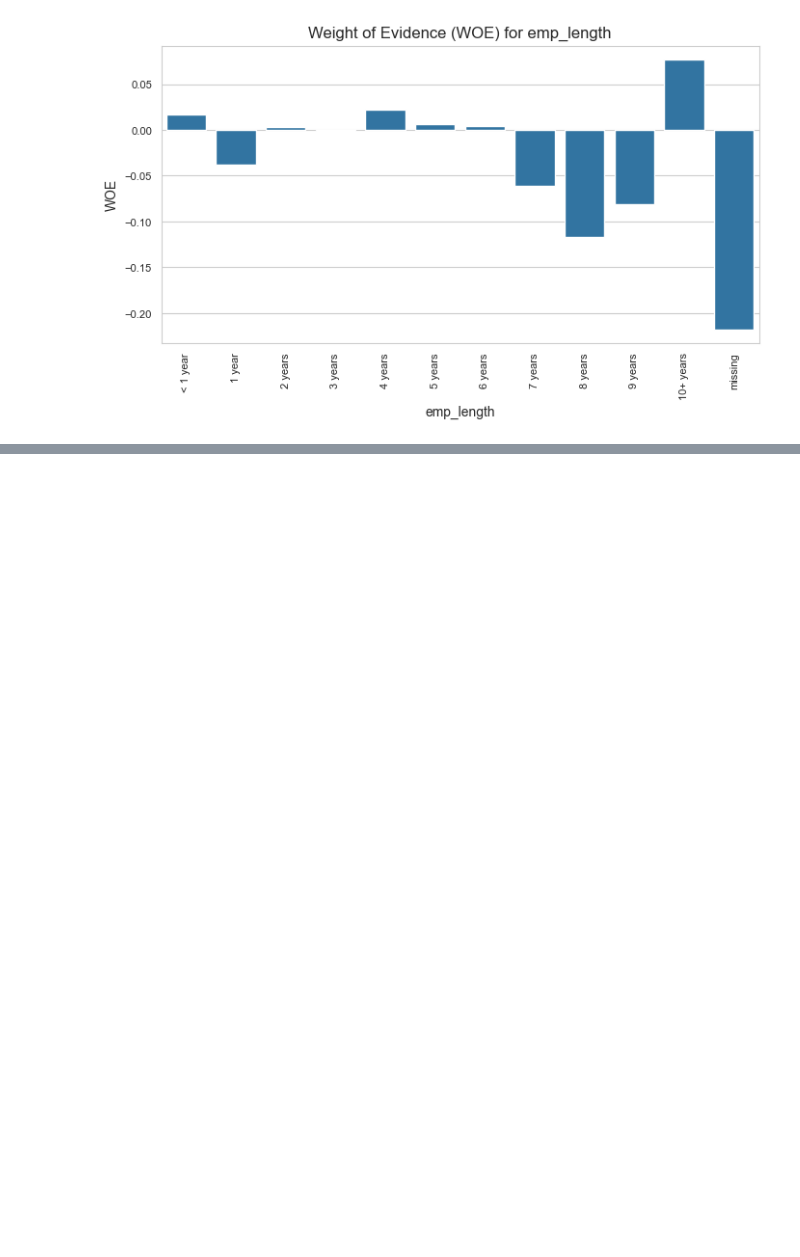
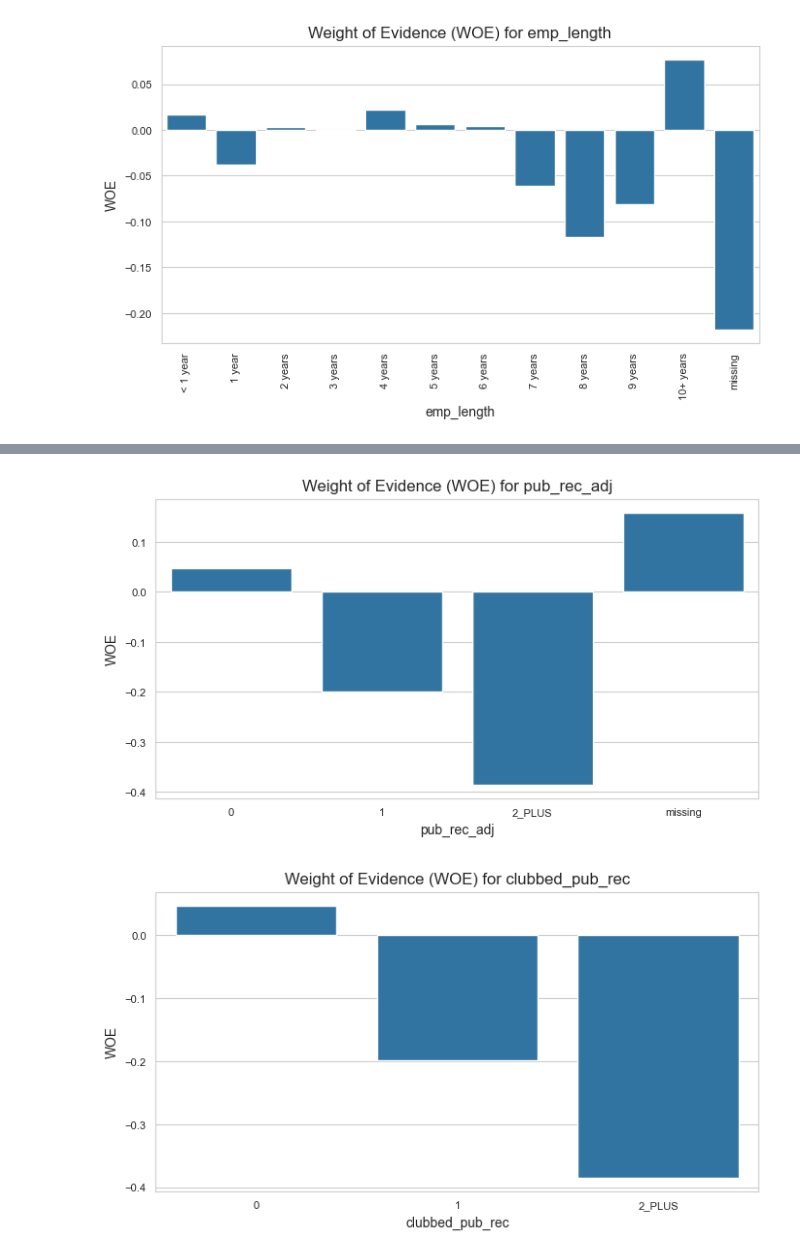
Before and after one commit to dipanshusharma2001/irb_retail_pd_sas_vs_python, a Jupyter notebook: notebooks/02_feature_engineering_binning_woe.ipynb, the cells around one changed output, grey strips where cells are left out. Saved outputs shown, nothing was run; the diff lists cells and outputs as text; code cells hidden in the pictures; blank space fills up the shorter version.

```diff
--- a/notebooks/02_feature_engineering_binning_woe.ipynb
+++ b/notebooks/02_feature_engineering_binning_woe.ipynb
@@ -109,16 +111,7 @@ for var in categorical_vars:
         rotation_angle = 0
 
     # plotting WOE values
-    fig = plt.figure(figsize=(8, 4))
-    sns.barplot(x=var, y='woe', data=woe)
-    plt.title(f'Weight of Evidence (WOE) for {var}')
-    plt.xlabel(var)
-    plt.ylabel('WOE')
-    plt.xticks(rotation=rotation_angle)
-    # setting font size for x and y ticks
-    plt.xticks(fontsize=8)
-    plt.yticks(fontsize=8)
-    fig.show()
+    fig = WOE_PLOT(woe, x = var, y = 'woe', rotation_angle=rotation_angle)
 
     categorical_var_results[var] = {'woe_summary' : woe, 'woe_plot': fig}
 # %% [output]
@@ -215,0 +249,19 @@ with pd.ExcelWriter(f"{main_dir}/summaries_and_charts/clubbed_woe_categorical_va
+# %%
+# model_df.pub_rec.value_counts(dropna=False)
+model_df["pub_rec_adj"] = np.where(model_df.pub_rec.isna(), "missing",
+                                np.where(model_df.pub_rec == 0, "0",
+                                np.where(model_df.pub_rec == 1, "1", "2_PLUS")))
+
+woe = WOE(model_df, "pub_rec_adj", 'default_flag')
+num_count_var_results["pub_rec_adj"] = {'woe_summary': woe, 'woe_plot' : WOE_PLOT(woe, x = "pub_rec_adj", y = 'woe')}
+
+# combining the missing bucket with 0 public records, same reasoning as delinq_2yrs
+model_df["clubbed_pub_rec"] = np.where(model_df.pub_rec_adj == "missing", "0", model_df.pub_rec_adj)
+clubbed_woe = WOE(model_df, "clubbed_pub_rec", 'default_flag')
+num_count_var_results["clubbed_pub_rec"] = {'woe_summary': clubbed_woe, 'woe_plot' : WOE_PLOT(clubbed_woe, x = "clubbed_pub_rec", y = 'woe')}
+
+model_df["clubbed_pub_rec_woe"] = model_df["clubbed_pub_rec"].map(clubbed_woe.set_index("clubbed_pub_rec").to_dict()['woe'])
+model_df["clubbed_pub_rec_iv"] = model_df["clubbed_pub_rec"].map(clubbed_woe.set_index("clubbed_pub_rec").to_dict()['iv'])
+# %% [output]
+[figure, added]
+[figure, added]
```
Also changed, not shown: parts of 24 cells of this notebook, 27 other files.
